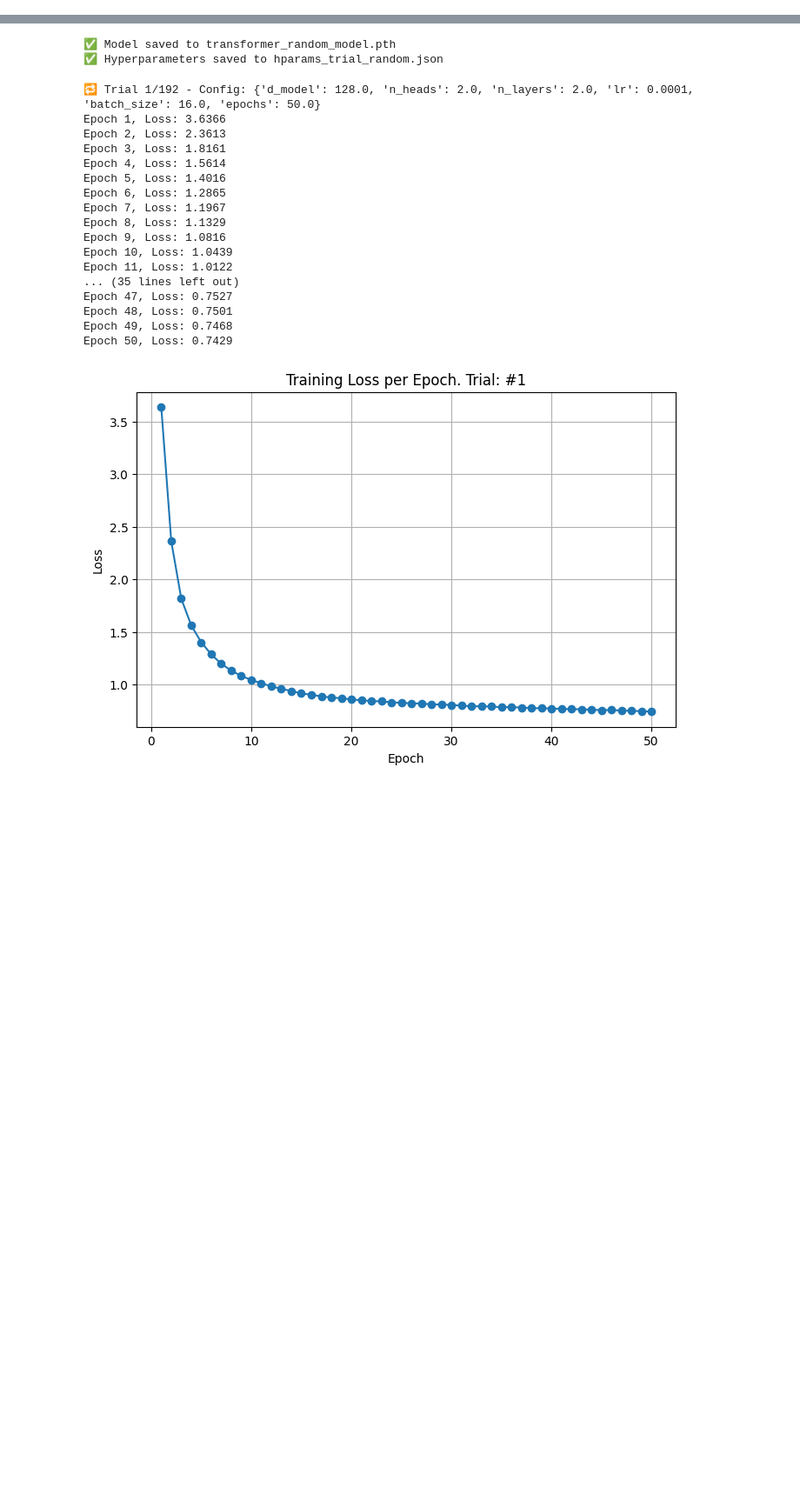
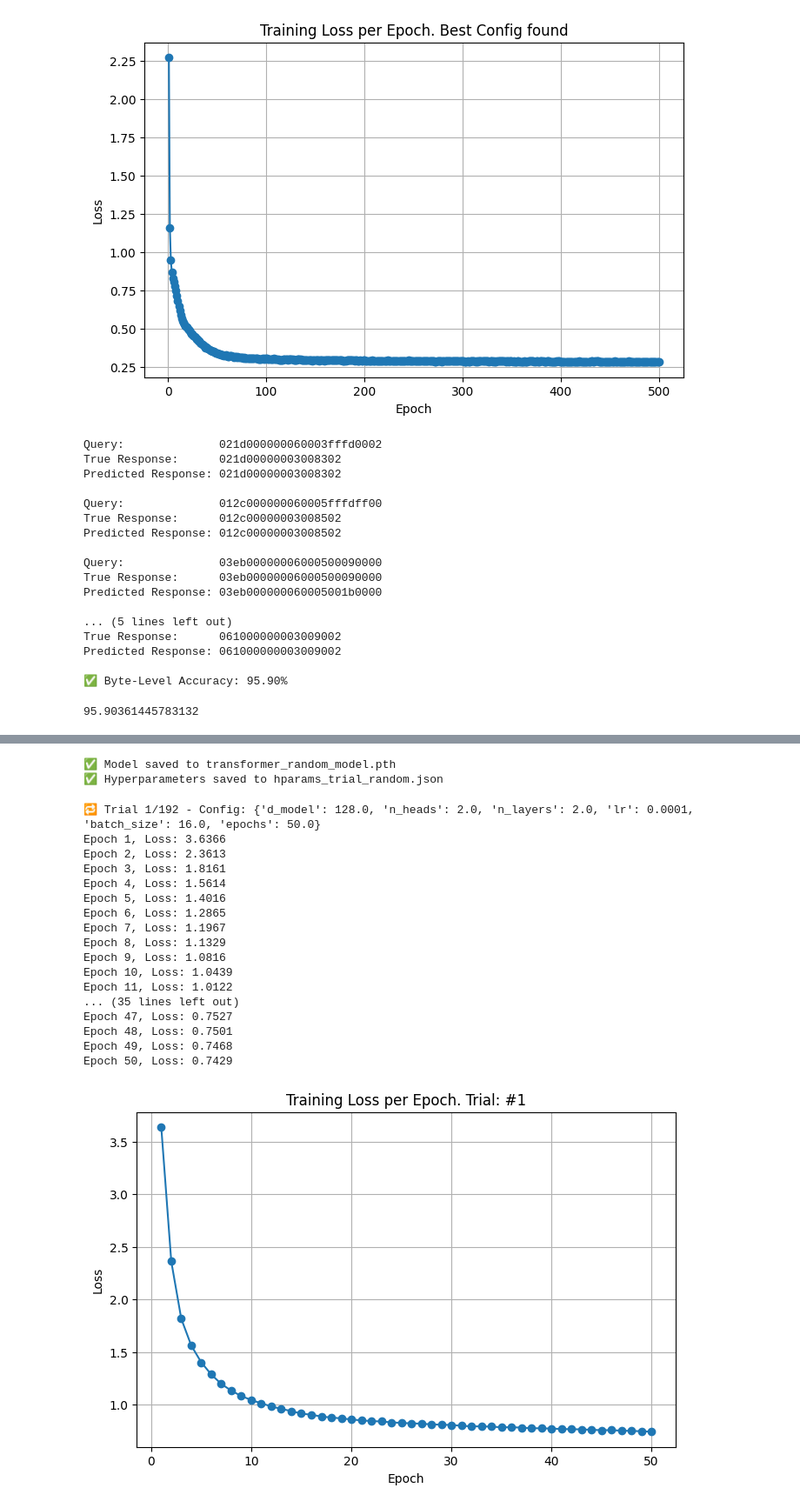
Before and after one commit to Renata1214/DecoderModel_SummerInternship, a Jupyter notebook: decoder.ipynb, the cells around one changed output, grey strips where cells are left out. Shown at 87% size. Cells and saved outputs as stored; diff of their text form; code cells hidden in the pictures; blank space fills up the shorter version.

Commit message:
GridSearch

```diff
--- a/decoder.ipynb
+++ b/decoder.ipynb
@@ -174,3 +174,44 @@ def train_transformer(model, dataloader, hparams, device):
         loss_history.append(avg_loss)
         print(f"Epoch {epoch+1}, Loss: {avg_loss:.4f}")
     return loss_history
+# %%
+# Run BEST CONFIGURATION
+
+def best_hyper():
+    return {
+        "d_model": 128,
+        "n_heads": 4,
+        "n_layers": 4,
+        "lr": 5e-4,
+        "batch_size": 16,
+        "epochs": 500
+    }
+
+    #Best Combination found
+# d_model          128.000000
+# n_heads            4.000000
+# n_layers           4.000000
+# lr                 0.000500
+# batch_size        16.000000
+# epochs           500.000000
+# byte_accuracy     96.566265
+# Name: 39, dtype: float64
+
+device = torch.device("cuda" if torch.cuda.is_available() else "cpu")
+hparams = best_hyper()
+model = DecoderOnlyTransformer(VOCAB_SIZE, hparams["d_model"], hparams["n_heads"], hparams["n_layers"])
+train_loader = DataLoader(train_dataset, batch_size=hparams["batch_size"], shuffle=True, collate_fn=collate)
+
+loss_history= train_transformer(model, train_loader, hparams, device)
+
+plt.figure(figsize=(8,5))
+plt.plot(range(1, len(loss_history)+1), loss_history, marker='o')
+plt.title(f"Training Loss per Epoch. Best Config found")
+plt.xlabel("Epoch")
+plt.ylabel("Loss")
+plt.grid(True)
+plt.show()
+
+
+evaluate(model, test_dataset, device)
+# %% [output]
@@ -177 +235,20 @@ def train_transformer(model, dataloader, hparams, device):
+[figure, added]
+Query:              021d000000060003fffd0002
+True Response:      021d00000003008302
+Predicted Response: 021d00000003008302
+
+Query:              012c000000060005fffdff00
+True Response:      012c00000003008502
+Predicted Response: 012c00000003008502
+
+Query:              03eb00000006000500090000
+True Response:      03eb00000006000500090000
+Predicted Response: 03eb000000060005001b0000
+
+... (5 lines left out)
+True Response:      061000000003009002
+Predicted Response: 061000000003009002
+
+✅ Byte-Level Accuracy: 95.90%
+95.90361445783132
 # %%
```
Also changed, not shown: parts of 6 cells of this notebook, 1 other file.
